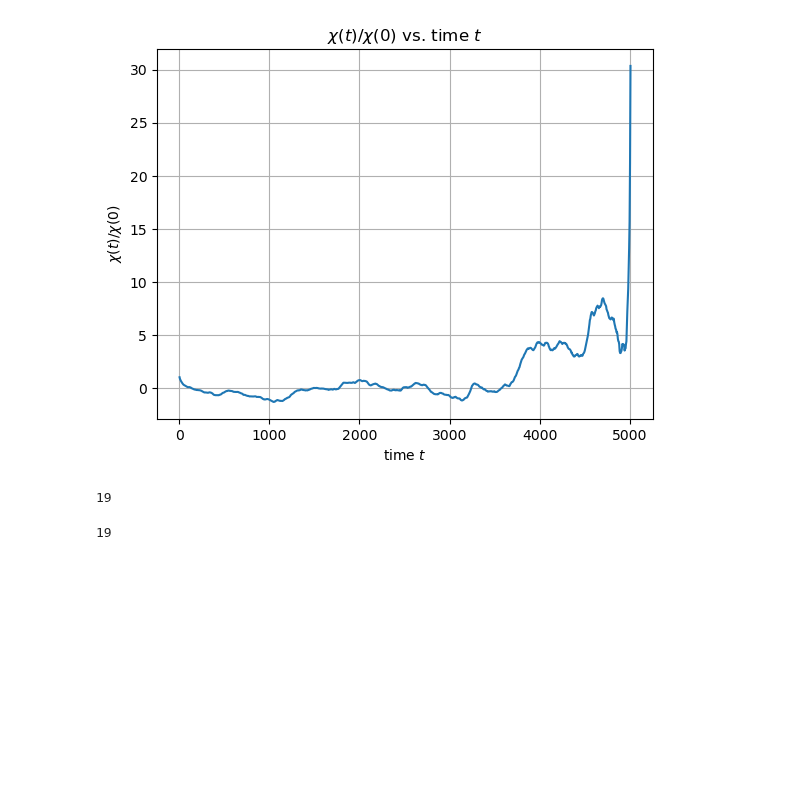
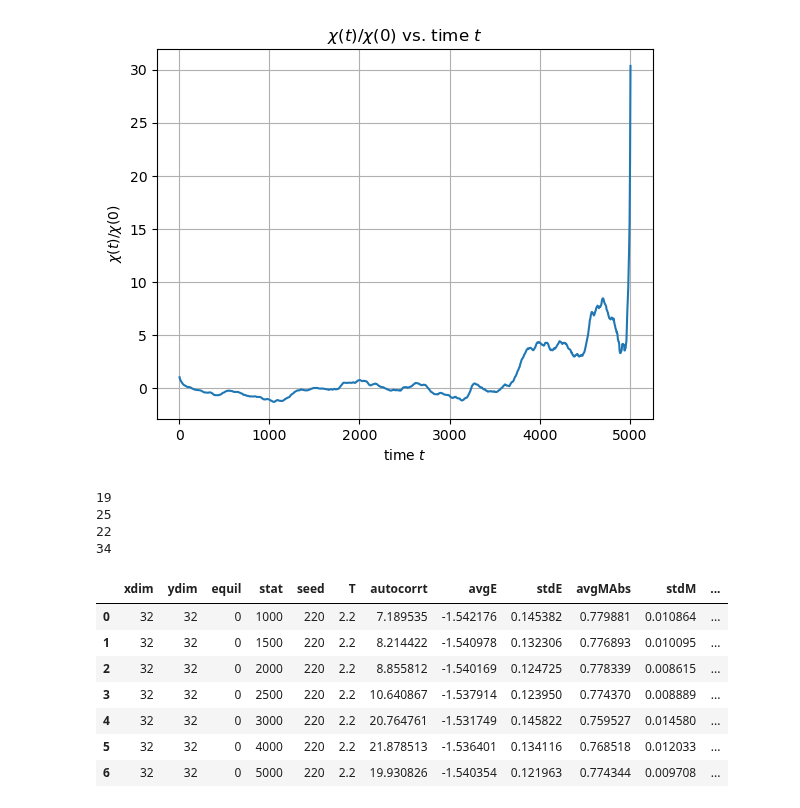
Before and after one commit to seafoodfry/numerical-analysis, a Jupyter notebook: qft/ising/Ising-model.ipynb, the cells around one changed output. Drawn from its saved outputs; the diff is of its cells as text; code cells hidden in the pictures; blank space fills up the shorter version.

```diff
--- a/qft/ising/Ising-model.ipynb
+++ b/qft/ising/Ising-model.ipynb
@@ -335,15 +367,46 @@ plt.show()
 # %% [output]
 [figure]
 # %%
-autocorrelation = np.loadtxt("test-0-1000.txt")
+def exp_decay_lim(array):
+    """ exp_decay_lim returns the index of where the autocorrelation data
+    measurements deviate from an actual exponential decay function:
 
-lim = 0
-for i in range(1, autocorrelation.size):
-    if autocorrelation[i] < 0 or autocorrelation[i] > autocorrelation[i-1]:
-        print(i)
-        lim = i
-        break
-lim
+    1.) When a value becomes negative.
+    2.) When a value is suddenly greater than the previous one.
+    3.) If none of the above, the it returns the array size (the last element).
+    """
+    lim = 0
+    for i in range(1, array.size):
+        if array[i] < 0 or array[i] > array[i-1]:
+            print(i)
+            return i
+    return array.size
-# %% [output]
-19
-19
+# %%
+data1 = np.loadtxt('autocor-0-1000.txt')
+lim1 = exp_decay_lim(data1)
+
+data2 = np.loadtxt('autocor-0-1500.txt')
+lim2 = exp_decay_lim(data2)
+
+data3 = np.loadtxt('autocor-0-2000.txt')
+lim3 = exp_decay_lim(data3)
+
+data4 = np.loadtxt('autocor-0-2500.txt')
+lim4 = exp_decay_lim(data4)
+# %% [output]
+19
+25
+22
+34
+# %%
+df = pd.read_csv('correlation-time.csv')
+df
+# %% [output]
+|  | xdim | ydim | equil | stat | seed | T | autocorrt | avgE | stdE | avgMAbs | stdM | ... |
+| 0 | 32 | 32 | 0 | 1000 | 220 | 2.2 | 7.189535 | -1.542176 | 0.145382 | 0.779881 | 0.010864 | ... |
+| 1 | 32 | 32 | 0 | 1500 | 220 | 2.2 | 8.214422 | -1.540978 | 0.132306 | 0.776893 | 0.010095 | ... |
+| 2 | 32 | 32 | 0 | 2000 | 220 | 2.2 | 8.855812 | -1.540169 | 0.124725 | 0.778339 | 0.008615 | ... |
+| 3 | 32 | 32 | 0 | 2500 | 220 | 2.2 | 10.640867 | -1.537914 | 0.123950 | 0.774370 | 0.008889 | ... |
+| 4 | 32 | 32 | 0 | 3000 | 220 | 2.2 | 20.764761 | -1.531749 | 0.145822 | 0.759527 | 0.014580 | ... |
+| 5 | 32 | 32 | 0 | 4000 | 220 | 2.2 | 21.878513 | -1.536401 | 0.134116 | 0.768518 | 0.012033 | ... |
+| 6 | 32 | 32 | 0 | 5000 | 220 | 2.2 | 19.930826 | -1.540354 | 0.121963 | 0.774344 | 0.009708 | ... |
```
Also changed, not shown: parts of 14 cells of this notebook.
